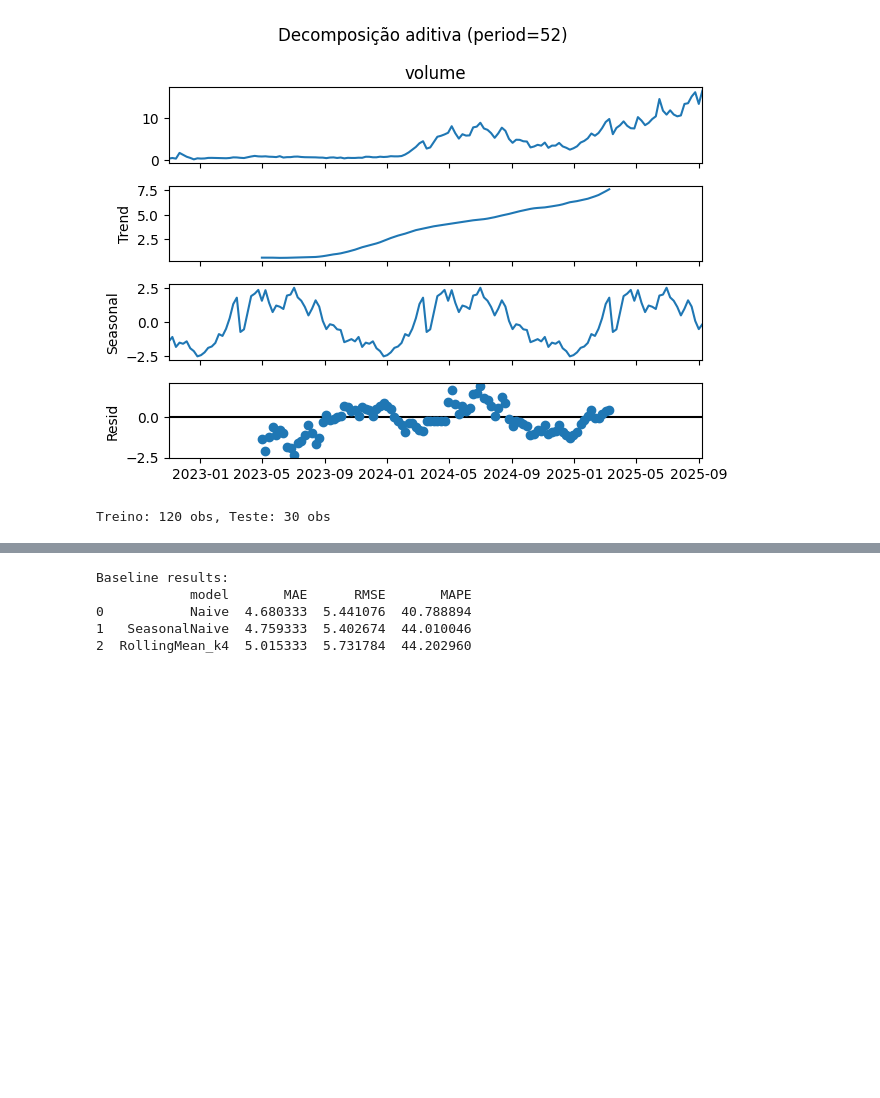
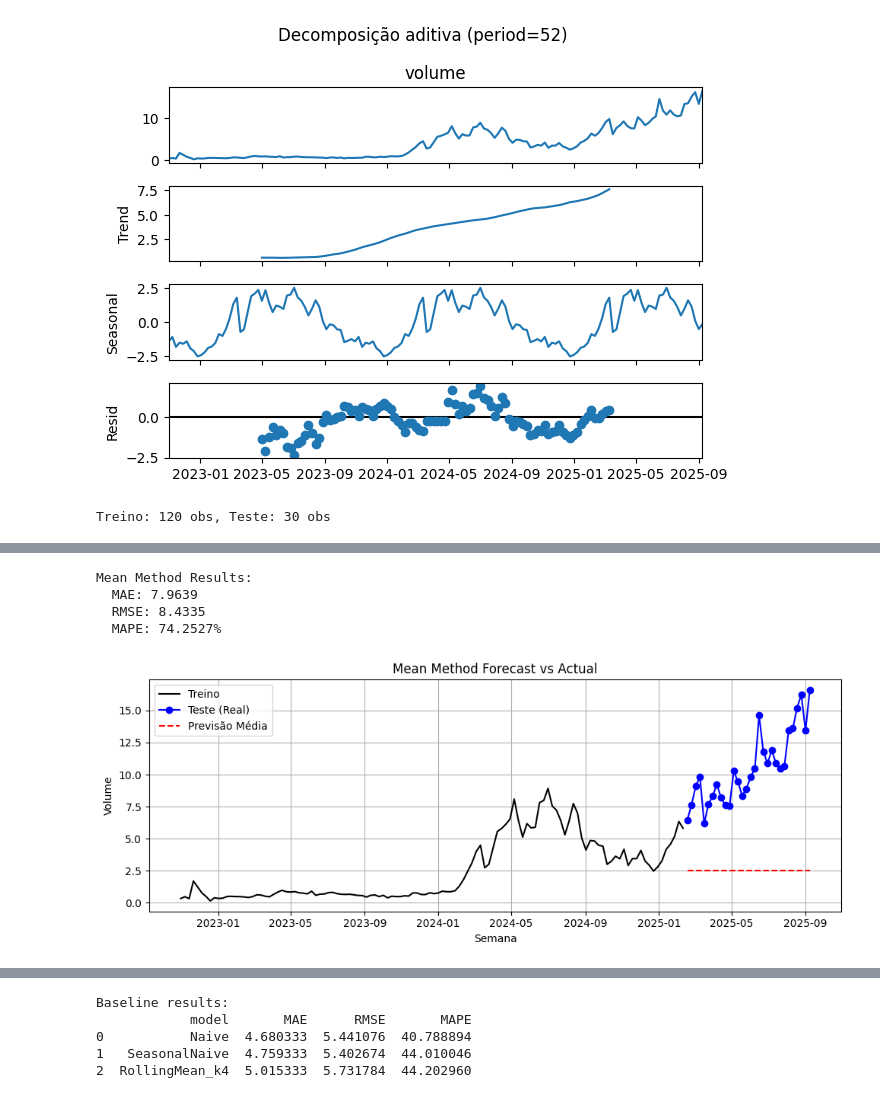
Before and after one commit to eduardammag/time-series, a Jupyter notebook: trabalho_a1.ipynb, the cells around one changed output, grey strips where cells are left out. Drawn from its saved outputs; the diff is of its cells as text; code cells hidden in the pictures; blank space fills up the shorter version.

```diff
--- a/trabalho_a1.ipynb
+++ b/trabalho_a1.ipynb
@@ -90,0 +102,6 @@ Requirement already satisfied: threadpoolctl>=3.1.0 in c:\users\dudda\appdata\lo
+# %%
+def mape(y_true, y_pred):
+    # evitar divisão por zero — retorna np.nan onde y_true==0
+    y_true, y_pred = np.array(y_true), np.array(y_pred)
+    mask = y_true != 0
+    return np.mean(np.abs((y_true[mask] - y_pred[mask]) / y_true[mask])) * 100
@@ -91,3 +110,9 @@ Requirement already satisfied: threadpoolctl>=3.1.0 in c:\users\dudda\appdata\lo
+# %%
+def train_test_split_ts(df, test_size=0.2):
+    # split temporal: últimos test_size (proporção) usados como teste
+    n = len(df)
+    split = int(np.floor(n * (1 - test_size)))
+    return df.iloc[:split].copy(), df.iloc[split:].copy()
 # %%
 # Funções utilitárias
 
@@ -313,0 +469,8 @@ Treino: 120 obs, Teste: 30 obs
+# %%
+# Pré-configuração para os modelos de baseline
+
+# Lista para armazenar os resultados da avaliação de todos os baselines
+base_eval = []
+
+# Parâmetro para o Rolling Mean (número de períodos a serem considerados)
+K = 4
@@ -313,0 +491,37 @@ Treino: 120 obs, Teste: 30 obs
+# %%
+# Mean Method: predição = média de todo o treino
+
+# Calcular a previsão (a média do treino repetida para o tamanho do teste)
+mean_pred = np.repeat(train_s.mean(), len(test_s))
+
+# Avaliar o baseline da Média
+mean_mae = mean_absolute_error(test_s, mean_pred)
+mean_rmse = rmse(test_s, mean_pred)
+mean_mape = mape(test_s, mean_pred)
+
+# Armazenar os resultados
+base_eval.append({'model': 'Mean', 'MAE': mean_mae, 'RMSE': mean_rmse, 'MAPE': mean_mape})
+
+# Exibir os resultados para este baseline
+print('Mean Method Results:')
+print(f'  MAE: {mean_mae:.4f}')
+print(f'  RMSE: {mean_rmse:.4f}')
+print(f'  MAPE: {mean_mape:.4f}%')
+
+plt.figure(figsize=(10, 4))
+plt.plot(train_s.index, train_s, label='Treino', color='black')
+plt.plot(test_s.index, test_s, label='Teste (Real)', color='blue', marker='o')
+plt.plot(test_s.index, mean_pred, label='Previsão Média', color='red', linestyle='--')
+plt.title('Mean Method Forecast vs Actual')
+plt.xlabel('Semana')
+plt.ylabel('Volume')
+plt.legend()
+plt.grid(True)
+plt.tight_layout()
+plt.show()
+# %% [output]
+Mean Method Results:
+  MAE: 7.9639
+  RMSE: 8.4335
+  MAPE: 74.2527%
+[figure, added]
```
Also changed, not shown: parts of 39 cells of this notebook, 2 other files.
